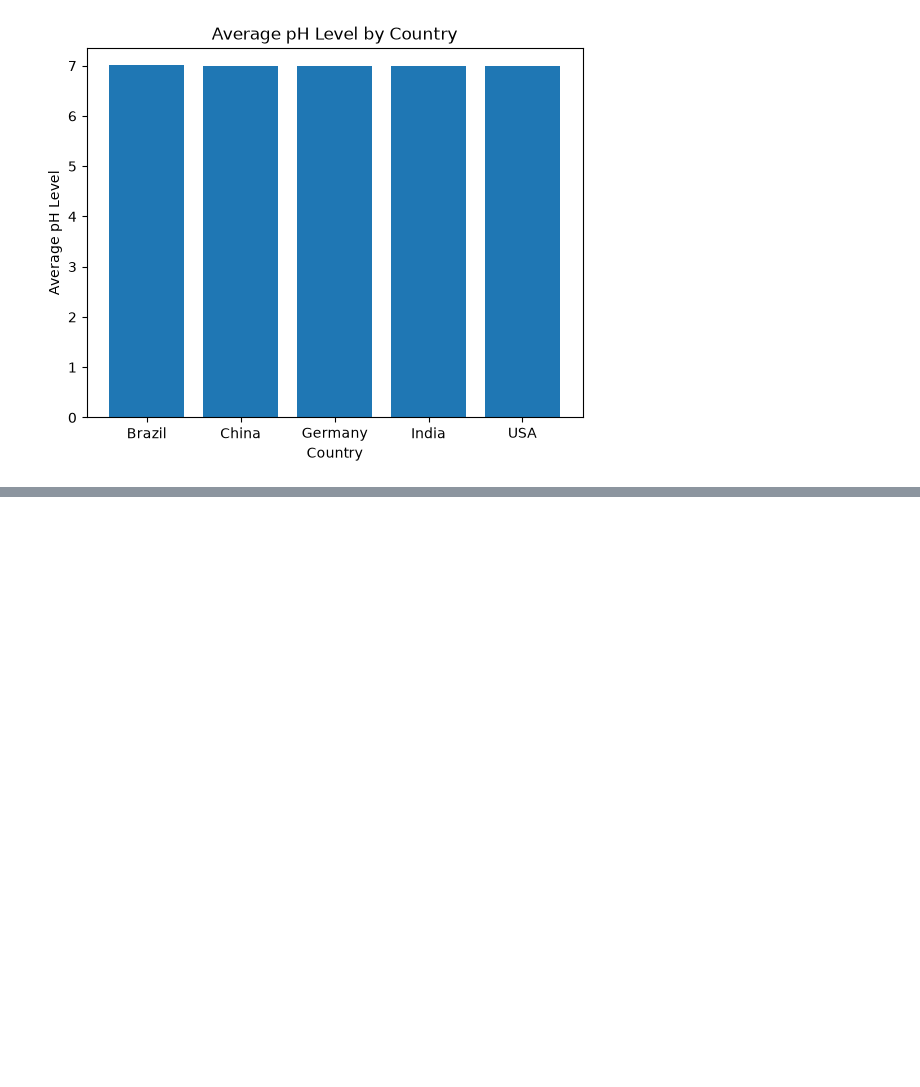
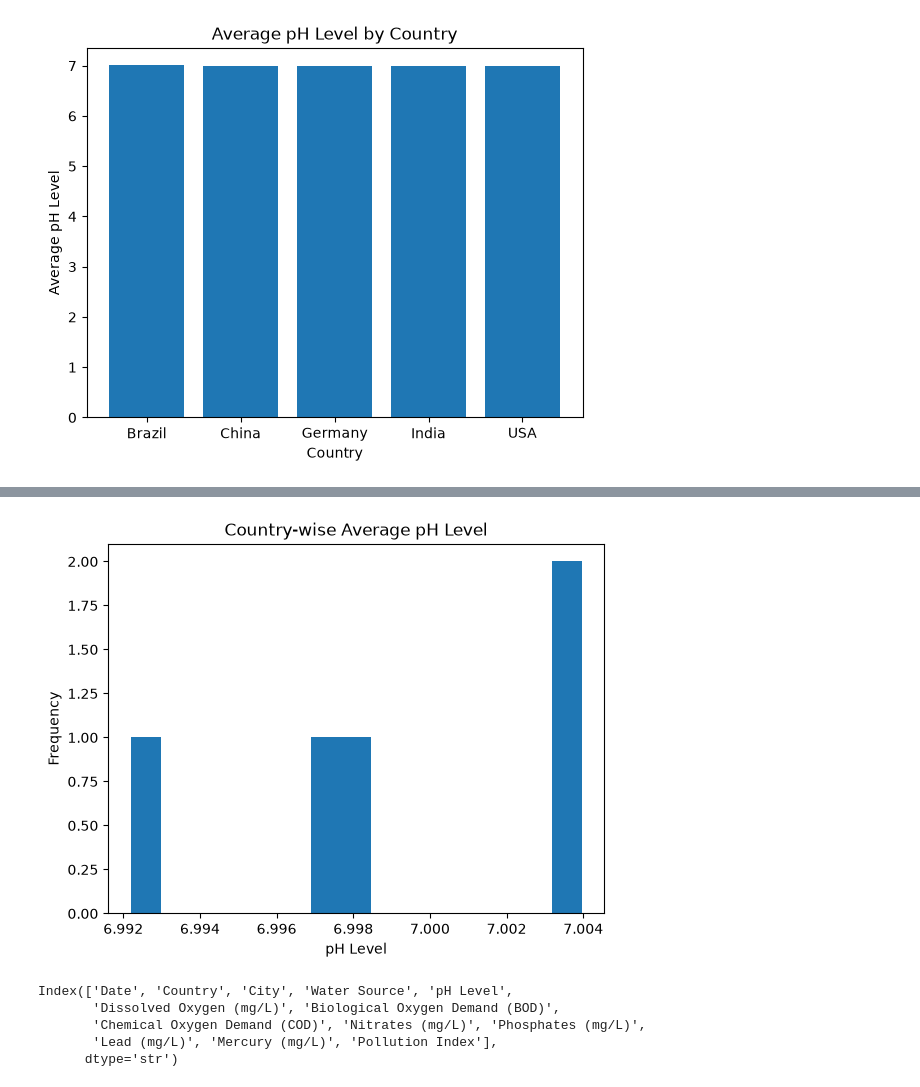
Before and after one commit to paramcgwala-crypto/param_pythonand_ml_turtle_graphic_proper_notation, a Jupyter notebook: basic_Tradition_programing_python/Library_Matplotlib/Home_Practice_Matplotlib__.ipynb, the cells around one changed output, grey strips where cells are left out. Drawn from its saved outputs; the diff is of its cells as text; code cells hidden in the pictures; blank space fills up the shorter version.

```diff
--- a/basic_Tradition_programing_python/Library_Matplotlib/Home_Practice_Matplotlib__.ipynb
+++ b/basic_Tradition_programing_python/Library_Matplotlib/Home_Practice_Matplotlib__.ipynb
@@ -398,0 +426,29 @@ plt.show()
+# %%
+# Q8. Histogram
+# Bhai, ab pH Level ka distribution dikhana hai.
+# Conditions:
+# 1. plt.hist() use karna.
+# 2. bins=15 rakhna.
+# 3. X-label: pH Level
+# 4. Y-label: Frequency
+# 5. Title: Distribution of pH Level
+# 6. plt.show() lagana.
+
+df_8 = df.groupby('Country').agg({'pH Level' : 'mean'}).reset_index()
+df_8 = df_8.sort_values(by = 'Country', ascending = False ).head(20)
+x = df_8['pH Level']
+plt.hist(x,bins= 15)
+plt.title('Country-wise Average pH Level')
+plt.xlabel('pH Level')
+plt.ylabel('Frequency')
+plt.show()
+# %% [output]
+[figure, added]
+# %%
+df.columns
+# %% [output]
+Index(['Date', 'Country', 'City', 'Water Source', 'pH Level',
+       'Dissolved Oxygen (mg/L)', 'Biological Oxygen Demand (BOD)',
+       'Chemical Oxygen Demand (COD)', 'Nitrates (mg/L)', 'Phosphates (mg/L)',
+       'Lead (mg/L)', 'Mercury (mg/L)', 'Pollution Index'],
+      dtype='str')
```
Also changed, not shown: parts of 6 cells of this notebook.
